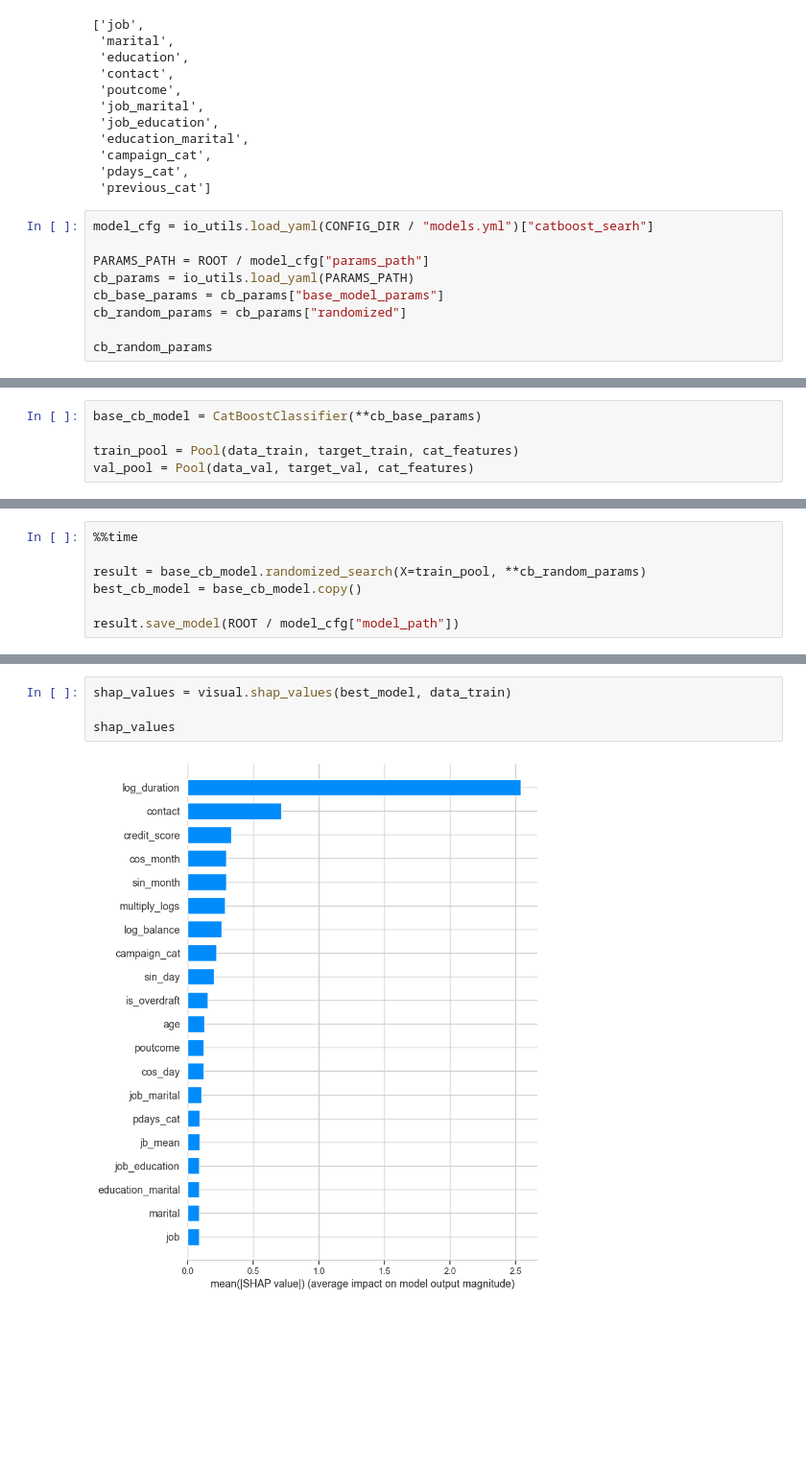
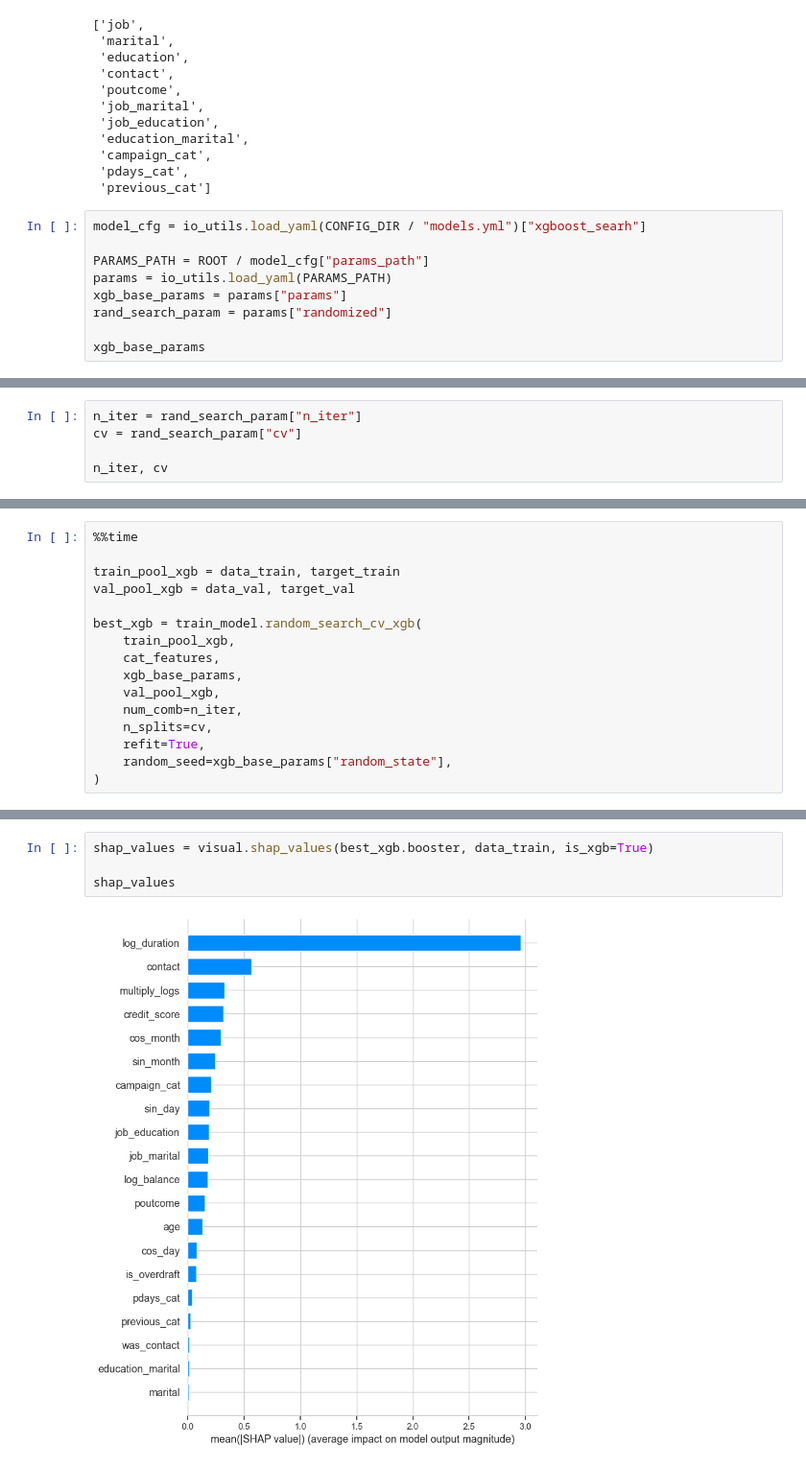
Before and after one commit to mdayssi/kaggle-bank-term-deposit-2025, a Jupyter notebook: notebooks/05_xgboost.ipynb, the cells around one changed output, grey strips where cells are left out. Shown at 96% size. Saved outputs shown, nothing was run; the diff lists cells and outputs as text; blank space fills up the shorter version.

```diff
--- a/notebooks/05_xgboost.ipynb
+++ b/notebooks/05_xgboost.ipynb
@@ -81,12 +73,12 @@ cat_features
  'pdays_cat',
  'previous_cat']
 # %%
-model_cfg = io_utils.load_yaml(CONFIG_DIR / "models.yml")["catboost_searh"]
+model_cfg = io_utils.load_yaml(CONFIG_DIR / "models.yml")["xgboost_searh"]
 
 PARAMS_PATH = ROOT / model_cfg["params_path"]
-cb_params = io_utils.load_yaml(PARAMS_PATH)
-cb_base_params = cb_params["base_model_params"]
-cb_random_params = cb_params["randomized"]
+params = io_utils.load_yaml(PARAMS_PATH)
+xgb_base_params = params["params"]
+rand_search_param = params["randomized"]
 
-cb_random_params
+xgb_base_params
 # %% [output]
@@ -108,5 +90,5 @@ cb_random_params
 # %%
-base_cb_model = CatBoostClassifier(**cb_base_params)
+n_iter = rand_search_param["n_iter"]
+cv = rand_search_param["cv"]
 
-train_pool = Pool(data_train, target_train, cat_features)
-val_pool = Pool(data_val, target_val, cat_features)
+n_iter, cv
@@ -113,8 +97,17 @@ val_pool = Pool(data_val, target_val, cat_features)
 # %%
 %%time
 
-result = base_cb_model.randomized_search(X=train_pool, **cb_random_params)
-best_cb_model = base_cb_model.copy()
+train_pool_xgb = data_train, target_train
+val_pool_xgb = data_val, target_val
 
-result.save_model(ROOT / model_cfg["model_path"])
+best_xgb = train_model.random_search_cv_xgb(
+    train_pool_xgb,
+    cat_features,
+    xgb_base_params,
+    val_pool_xgb,
+    num_comb=n_iter,
+    n_splits=cv,
+    refit=True,
+    random_seed=xgb_base_params["random_state"],
+)
 # %% [output]
@@ -209,7 +179,7 @@ io_utils.save_yaml(metrics, ROOT / model_cfg["metrics_path"])
 # %%
-shap_values = visual.shap_values(best_model, data_train)
+shap_values = visual.shap_values(best_xgb.booster, data_train, is_xgb=True)
 
 shap_values
 # %% [output]
-[figure, old version]
+[figure, new version]
 |  | feature | shap_value |
```
Also changed, not shown: parts of 20 cells of this notebook, 16 other files.
